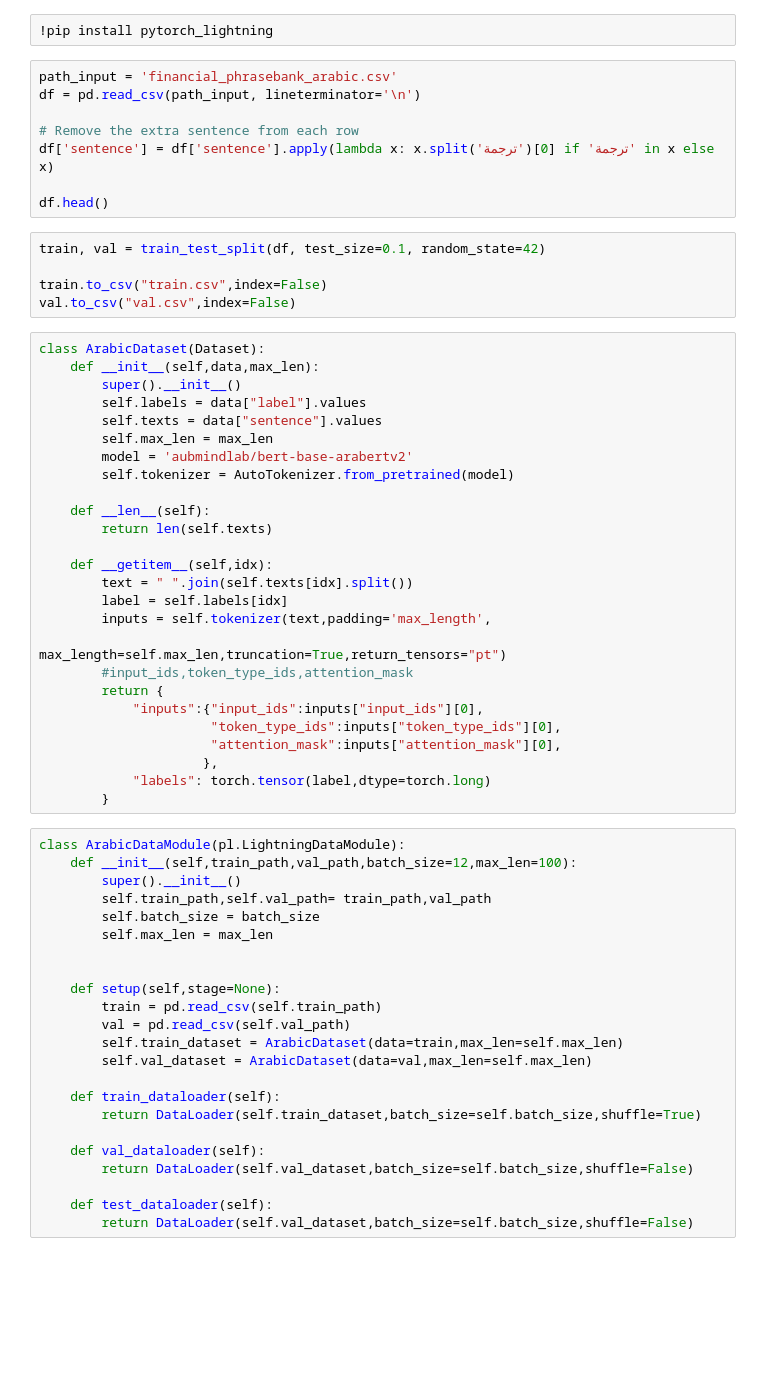
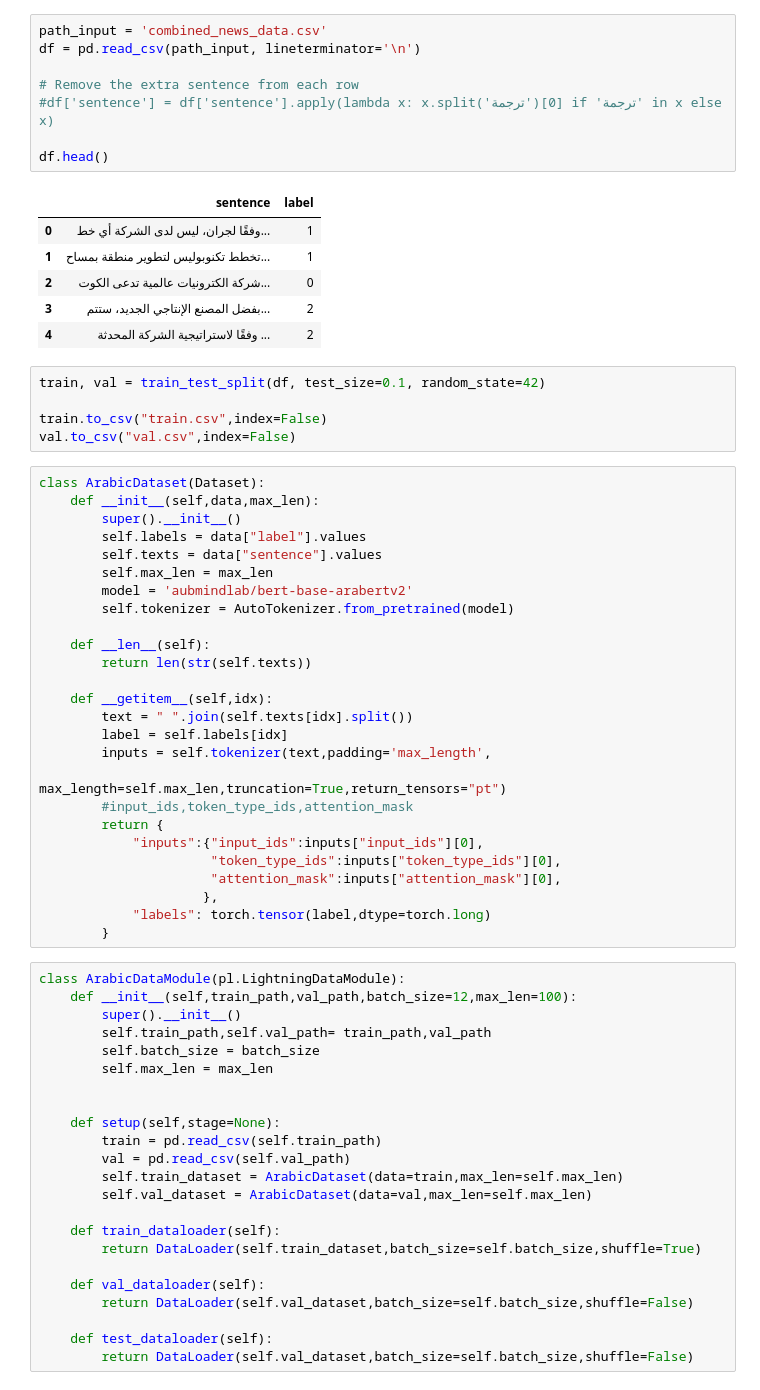
Before and after one commit to TalalAlkharashi/stock_prediction_multimodel, a Jupyter notebook: arabic_financialnews_sentimentanalysis.ipynb, the cells around one changed output. Cells and saved outputs as stored; diff of their text form; blank space fills up the shorter version.

```diff
--- a/arabic_financialnews_sentimentanalysis.ipynb
+++ b/arabic_financialnews_sentimentanalysis.ipynb
@@ -25,13 +24,18 @@ ModuleNotFoundError: No module named 'seaborn'
-# %%
-!pip install pytorch_lightning
 # %%
-path_input = 'financial_phrasebank_arabic.csv'
+path_input = 'combined_news_data.csv'
 df = pd.read_csv(path_input, lineterminator='\n')
 
 # Remove the extra sentence from each row
-df['sentence'] = df['sentence'].apply(lambda x: x.split('ترجمة')[0] if 'ترجمة' in x else x)
+#df['sentence'] = df['sentence'].apply(lambda x: x.split('ترجمة')[0] if 'ترجمة' in x else x)
 
 df.head()
+# %% [output]
+|  | sentence | label |
+| 0 | وفقًا لجران، ليس لدى الشركة أي خط... | 1 |
+| 1 | تخطط تكنوبوليس لتطوير منطقة بمساح... | 1 |
+| 2 | شركة الكترونيات عالمية تدعى الكوت... | 0 |
+| 3 | بفضل المصنع الإنتاجي الجديد، ستتم... | 2 |
+| 4 | وفقًا لاستراتيجية الشركة المحدثة ... | 2 |
 # %%
 train, val = train_test_split(df, test_size=0.1, random_state=42)
 
@@ -48,7 +52,7 @@ class ArabicDataset(Dataset):
         self.tokenizer = AutoTokenizer.from_pretrained(model)
 
     def __len__(self):
-        return len(self.texts)
+        return len(str(self.texts))
 
     def __getitem__(self,idx):
         text = " ".join(self.texts[idx].split())
```
Also changed, not shown: parts of 14 cells of this notebook.
